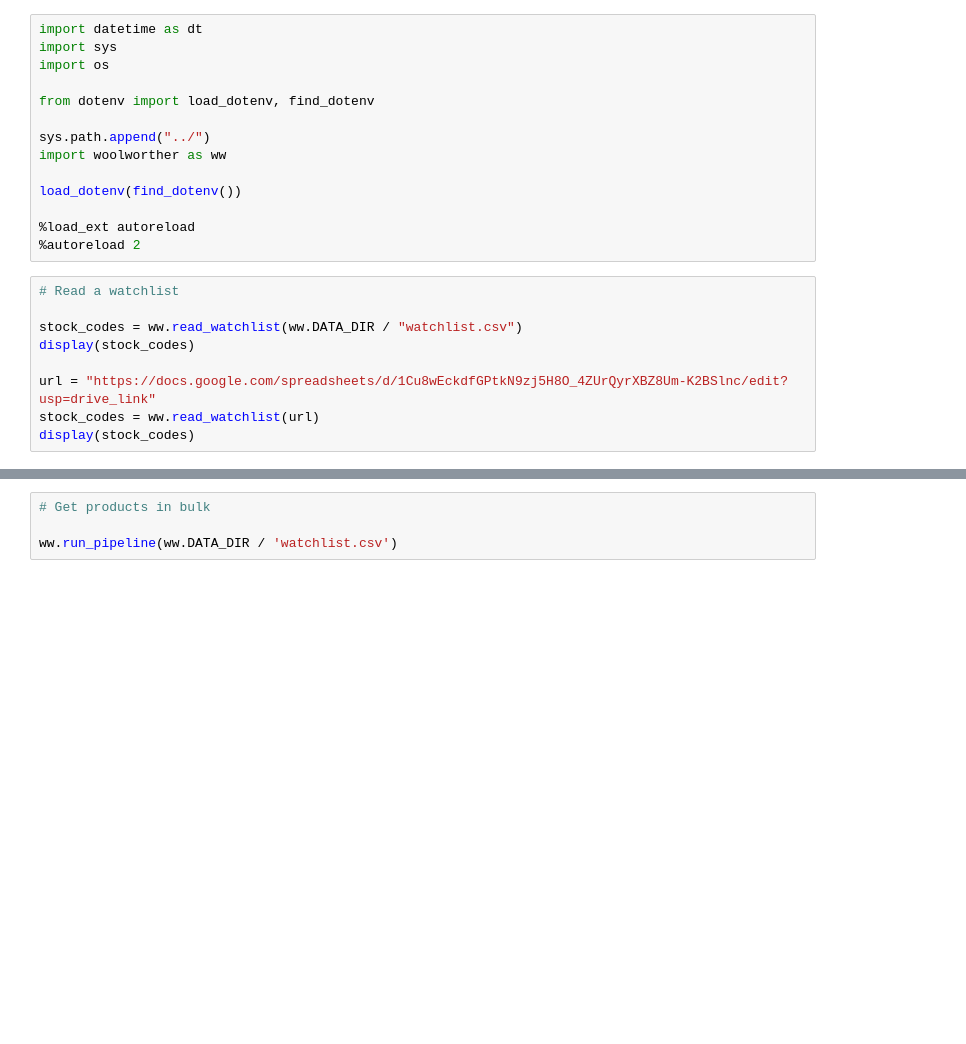
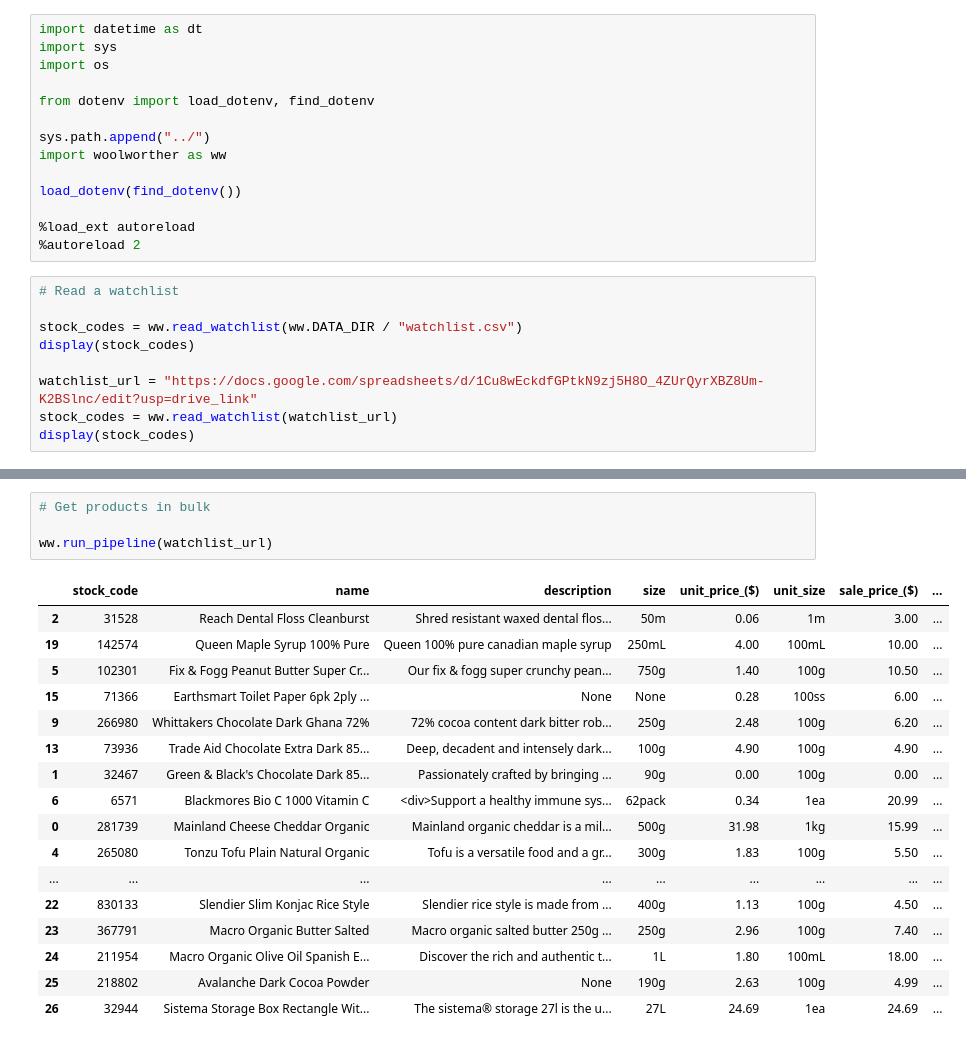
Before and after one commit to araichev/woolworther, a Jupyter notebook: notebooks/examples.ipynb, the cells around one changed output, grey strips where cells are left out. Cells and saved outputs as stored; diff of their text form; blank space fills up the shorter version.

```diff
--- a/notebooks/examples.ipynb
+++ b/notebooks/examples.ipynb
@@ -18,6 +18,6 @@ load_dotenv(find_dotenv())
 stock_codes = ww.read_watchlist(ww.DATA_DIR / "watchlist.csv")
 display(stock_codes)
 
-url = "https://docs.google.com/spreadsheets/d/1Cu8wEckdfGPtkN9zj5H8O_4ZUrQyrXBZ8Um-K2BSlnc/edit?usp=drive_link"
-stock_codes = ww.read_watchlist(url)
+watchlist_url = "https://docs.google.com/spreadsheets/d/1Cu8wEckdfGPtkN9zj5H8O_4ZUrQyrXBZ8Um-K2BSlnc/edit?usp=drive_link"
+stock_codes = ww.read_watchlist(watchlist_url)
 display(stock_codes)
@@ -38,7 +96,25 @@ ww.filter_sales(f)
 # %%
 # Get products in bulk
 
-ww.run_pipeline(ww.DATA_DIR / 'watchlist.csv')
+ww.run_pipeline(watchlist_url)
+# %% [output]
+|  | stock_code | name | description | size | unit_price_($) | unit_size | sale_price_($) | ... |
+| 2 | 31528 | Reach Dental Floss Cleanburst | Shred resistant waxed dental flos... | 50m | 0.06 | 1m | 3.00 | ... |
+| 19 | 142574 | Queen Maple Syrup 100% Pure | Queen 100% pure canadian maple syrup | 250mL | 4.00 | 100mL | 10.00 | ... |
+| 5 | 102301 | Fix & Fogg Peanut Butter Super Cr... | Our fix & fogg super crunchy pean... | 750g | 1.40 | 100g | 10.50 | ... |
+| 15 | 71366 | Earthsmart Toilet Paper 6pk 2ply ... | None | None | 0.28 | 100ss | 6.00 | ... |
+| 9 | 266980 | Whittakers Chocolate Dark Ghana 72% | 72% cocoa content dark bitter rob... | 250g | 2.48 | 100g | 6.20 | ... |
+| 13 | 73936 | Trade Aid Chocolate Extra Dark 85... | Deep, decadent and intensely dark... | 100g | 4.90 | 100g | 4.90 | ... |
+| 1 | 32467 | Green & Black's Chocolate Dark 85... | Passionately crafted by bringing ... | 90g | 0.00 | 100g | 0.00 | ... |
+| 6 | 6571 | Blackmores Bio C 1000 Vitamin C | <div>Support a healthy immune sys... | 62pack | 0.34 | 1ea | 20.99 | ... |
+| 0 | 281739 | Mainland Cheese Cheddar Organic | Mainland organic cheddar is a mil... | 500g | 31.98 | 1kg | 15.99 | ... |
+| 4 | 265080 | Tonzu Tofu Plain Natural Organic | Tofu is a versatile food and a gr... | 300g | 1.83 | 100g | 5.50 | ... |
+| ... | ... | ... | ... | ... | ... | ... | ... | ... |
+| 22 | 830133 | Slendier Slim Konjac Rice Style | Slendier rice style is made from ... | 400g | 1.13 | 100g | 4.50 | ... |
+| 23 | 367791 | Macro Organic Butter Salted | Macro organic salted butter 250g ... | 250g | 2.96 | 100g | 7.40 | ... |
+| 24 | 211954 | Macro Organic Olive Oil Spanish E... | Discover the rich and authentic t... | 1L | 1.80 | 100mL | 18.00 | ... |
+| 25 | 218802 | Avalanche Dark Cocoa Powder | None | 190g | 2.63 | 100g | 4.99 | ... |
+| 26 | 32944 | Sistema Storage Box Rectangle Wit... | The sistema® storage 27l is the u... | 27L | 24.69 | 1ea | 24.69 | ... |
 # %%
 # Email sales
 recipients = ["ibatatas@runbox.com"]
```
Also changed, not shown: parts of 5 cells of this notebook, 7 other files.
